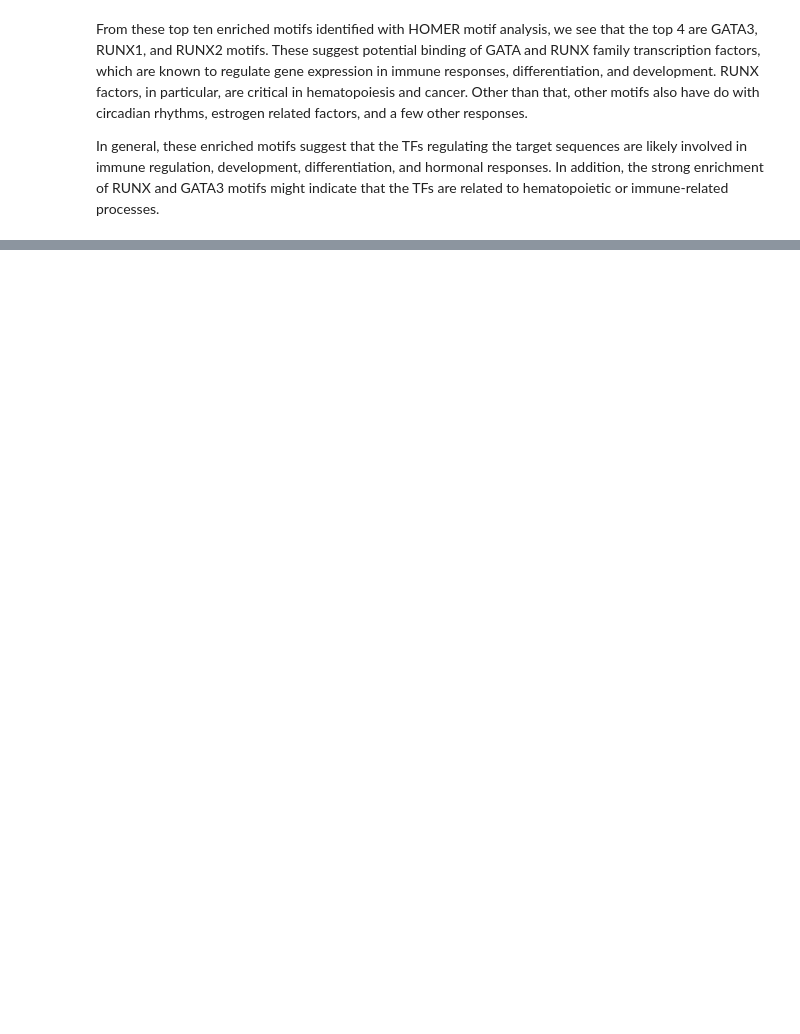
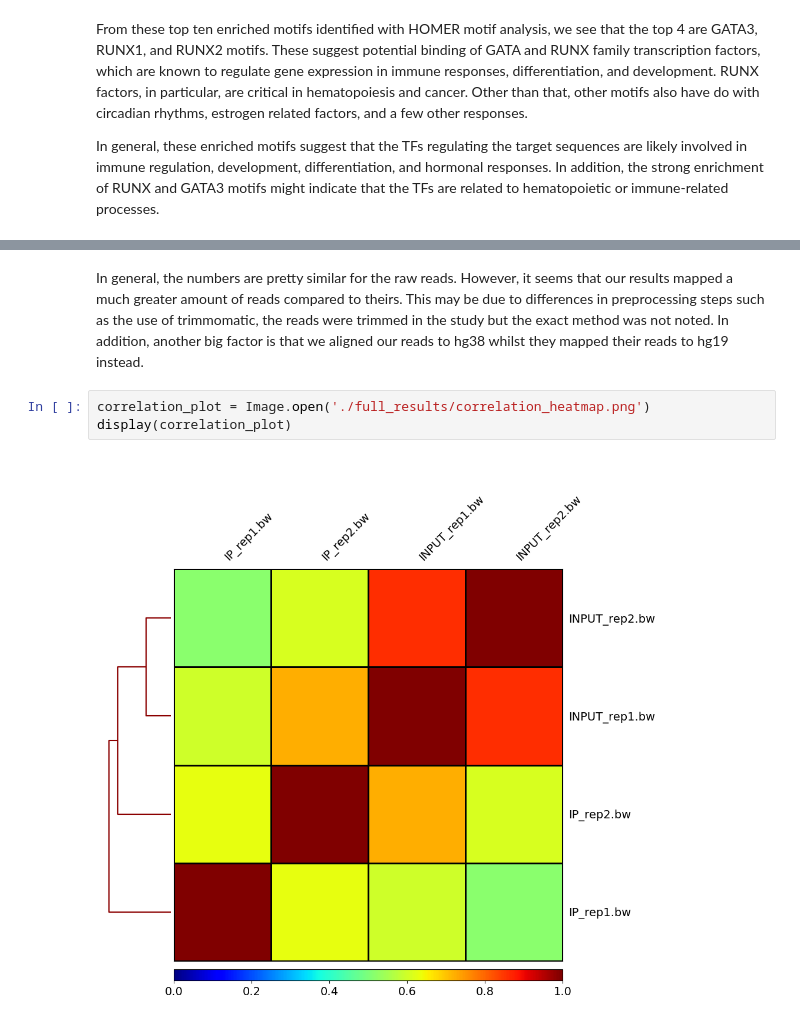
Before and after one commit to Nathan2400912/Chipseq_analysis, a Jupyter notebook: answers.ipynb, the cells around one changed output, grey strips where cells are left out. Drawn from its saved outputs; the diff is of its cells as text; blank space fills up the shorter version.

```diff
--- a/answers.ipynb
+++ b/answers.ipynb
@@ -47,0 +193,7 @@ In general, these enriched motifs suggest that the TFs regulating the target seq
+# %% [markdown]
+In general, the numbers are pretty similar for the raw reads. However, it seems that our results mapped a much greater amount of reads compared to theirs. This may be due to differences in preprocessing steps such as the use of trimmomatic, the reads were trimmed in the study but the exact method was not noted. In addition, another big factor is that we aligned our reads to hg38 whilst they mapped their reads to hg19 instead.
+# %%
+correlation_plot = Image.open('./full_results/correlation_heatmap.png')
+display(correlation_plot)
+# %% [output]
+[figure, added]
```
Also changed, not shown: parts of 29 cells of this notebook.
